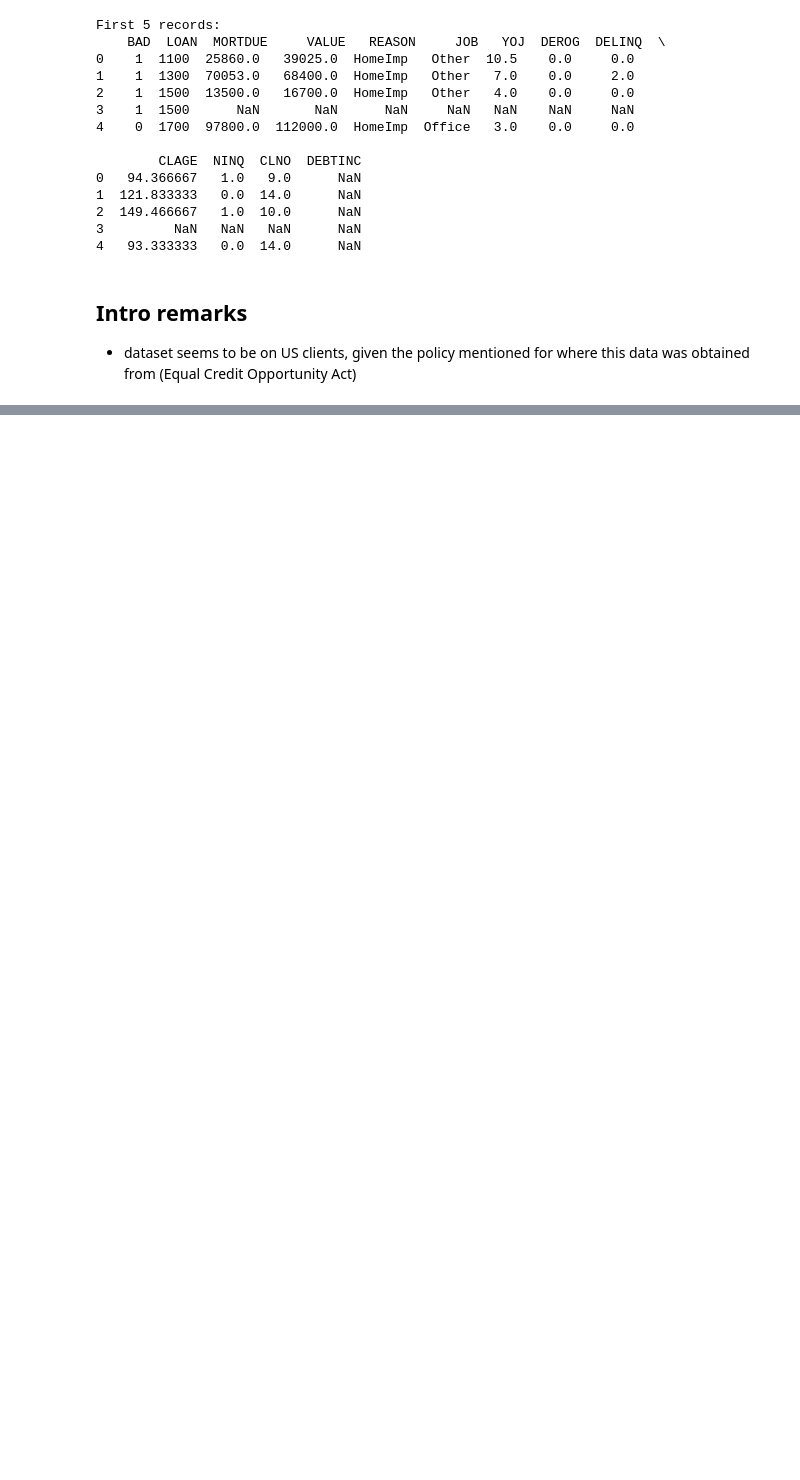
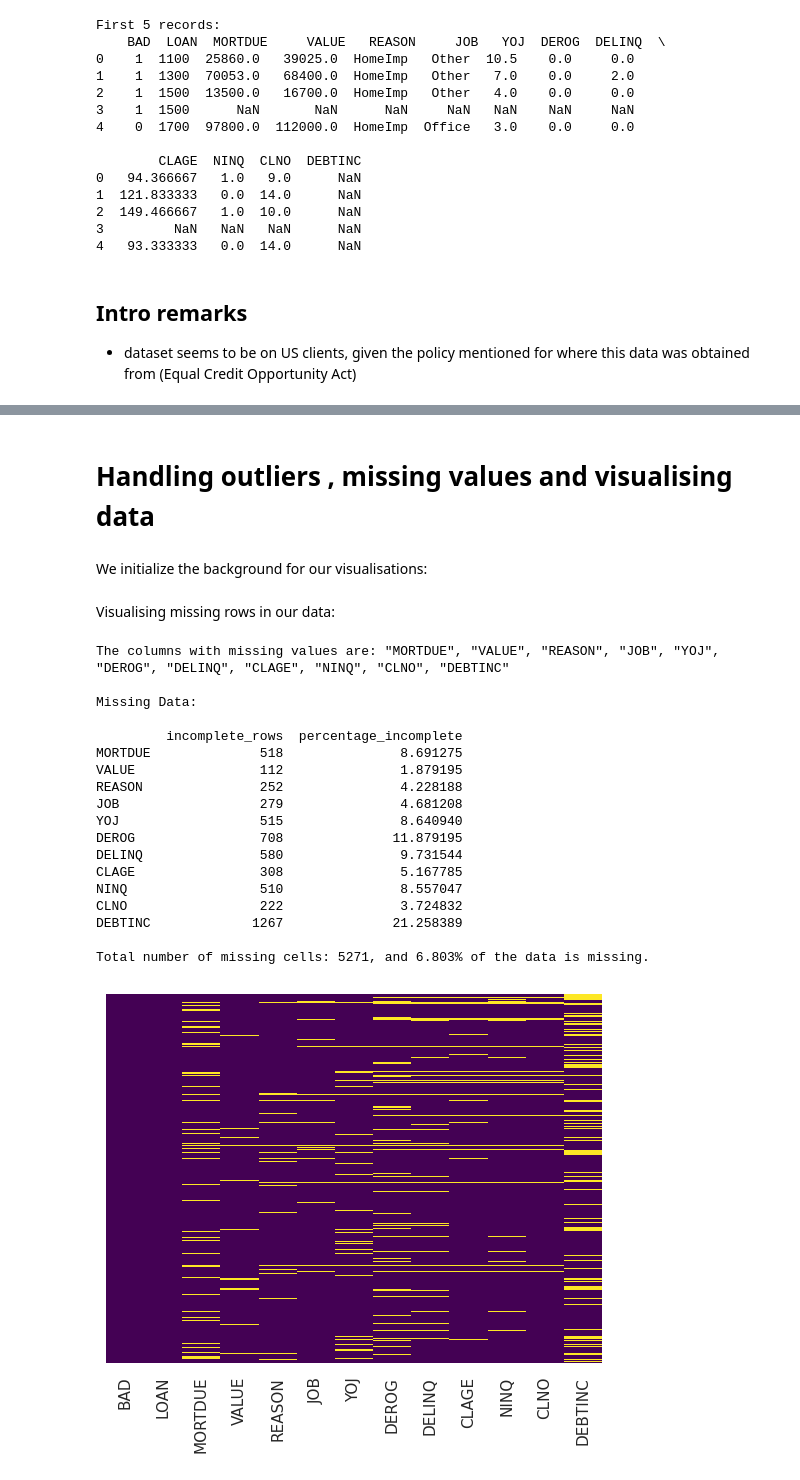
Before and after one commit to Zypperman/DBTT_G1_GRP3, a Jupyter notebook: Notebooks/Usecase_0_0_V1(EDA).ipynb, the cells around one changed output, grey strips where cells are left out. Drawn from its saved outputs; the diff is of its cells as text; code cells hidden in the pictures; blank space fills up the shorter version.

Commit message:
cleaning, removing outliers, dealing with missing values, etc

```diff
--- a/Notebooks/Usecase_0_0_V1(EDA).ipynb
+++ b/Notebooks/Usecase_0_0_V1(EDA).ipynb
@@ -80,16 +113,14 @@ os.environ['KAGGLE_USERNAME'] = KAGGLE_USERNAME
 os.environ['KAGGLE_KEY'] = KAGGLE_KEY
 
 # Load the latest version
-Raw_Dataset = kagglehub.dataset_load(
+data = kagglehub.dataset_load(
   KaggleDatasetAdapter.PANDAS,
   "ajay1735/hmeq-data",
   file_path,
 )
 # save raw data locally
 os.makedirs(DATA_FILEPATH,exist_ok=True)
-Raw_Dataset.to_csv(DATA_FILEPATH+'hmeq.csv')
-
-print("First 5 records:\n", Raw_Dataset.head())
+data.to_csv(DATA_FILEPATH+'hmeq.csv')
 # %% [output]
 First 5 records:
     BAD  LOAN  MORTDUE     VALUE   REASON     JOB   YOJ  DEROG  DELINQ  \
@@ -119,0 +188,60 @@ Raw_Dataset.head()
+# %% [markdown]
+# Handling outliers , missing values and visualising data
+# %% [markdown]
+We initialize the background for our visualisations:
+# %%
+sns.set(style="whitegrid")
+# plt.style.use('white')
+plt.rcParams.update({"grid.linewidth":0.5, "grid.alpha":0.5})
+colormap = sns.diverging_palette(220, 10, as_cmap=True)
+# %% [markdown]
+Visualising missing rows in our data:
+# %%
+sns.heatmap(data.isnull(),cbar=False,yticklabels=False,cmap = 'viridis')
+
+has_null = round(data.count() / data.shape[0],2) != 1 #condition assigned to variable
+dataset_empty_columns = data.columns[has_null]
+
+# get rows with empty datasets
+dataset_empty_row_freq = pd.DataFrame([])
+dataset_empty_row_freq['incomplete_rows'] = data.shape[0] - data.count()
+# remove rows with no missing values
+dataset_empty_row_freq = dataset_empty_row_freq[dataset_empty_row_freq['incomplete_rows'] > 0]
+
+dataset_empty_row_freq['percentage_incomplete'] = dataset_empty_row_freq['incomplete_rows'] / data.shape[0] * 100
+
+if missing_cells := sum(dataset_empty_row_freq['incomplete_rows']):
+
+    print("The columns with missing values are:", ", ".join("\"" + i + "\"" for i in dataset_empty_columns))
+
+    print()
+    print("Missing Data:")
+    print()
+    print(dataset_empty_row_freq)
+    print()
+
+    percentage_missing_data = (missing_cells / (data.shape[0] * data.shape[1])) * 100
+    print(f"Total number of missing cells: {missing_cells}, and {round(percentage_missing_data,3)}% of the data is missing.")
+
+else:
+    print("There are no missing values in the dataset.")
+# %% [output]
+The columns with missing values are: "MORTDUE", "VALUE", "REASON", "JOB", "YOJ", "DEROG", "DELINQ", "CLAGE", "NINQ", "CLNO", "DEBTINC"
+
+Missing Data:
+
+         incomplete_rows  percentage_incomplete
+MORTDUE              518               8.691275
+VALUE                112               1.879195
+REASON               252               4.228188
+JOB                  279               4.681208
+YOJ                  515               8.640940
+DEROG                708              11.879195
+DELINQ               580               9.731544
+CLAGE                308               5.167785
+NINQ                 510               8.557047
+CLNO                 222               3.724832
+DEBTINC             1267              21.258389
+
+Total number of missing cells: 5271, and 6.803% of the data is missing.
+[figure, added]
```
Also changed, not shown: parts of 10 cells of this notebook.
